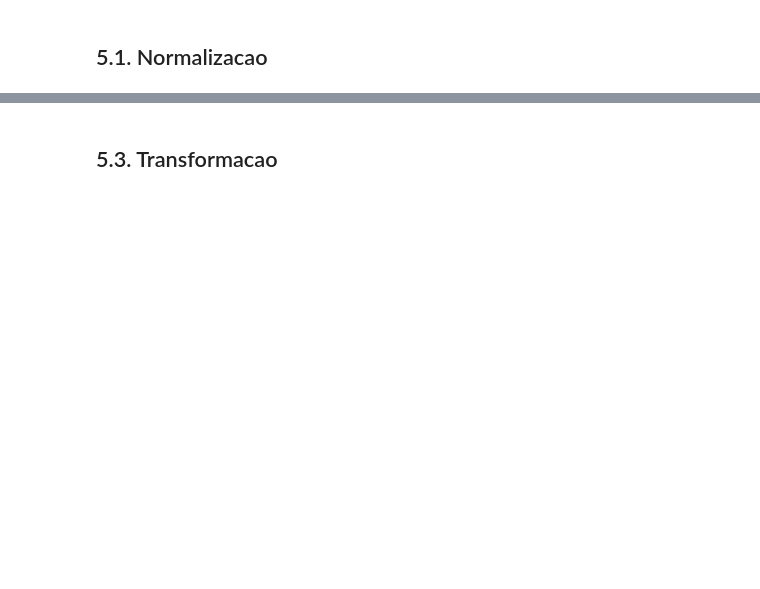
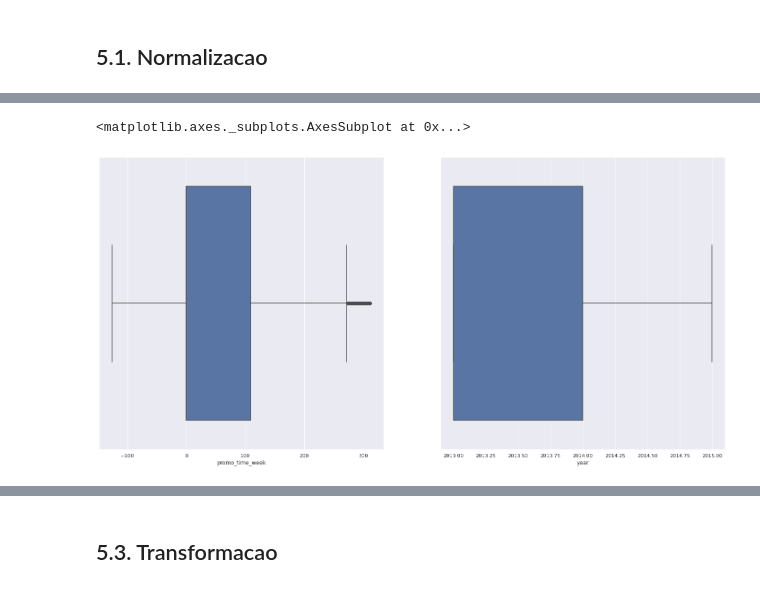
Before and after one commit to Vinicbf/Rossmann_Store_Sales, a Jupyter notebook: store_sales_prediction.ipynb, the cells around one changed output, grey strips where cells are left out. Saved outputs shown, nothing was run; the diff lists cells and outputs as text; code cells hidden in the pictures; blank space fills up the shorter version.

```diff
--- a/store_sales_prediction.ipynb
+++ b/store_sales_prediction.ipynb
@@ -880,0 +885,10 @@ df5 = df4.copy()
+# %%
+# Verificação de outliers - não identificado ( MinMaxScaler )
+plt.subplot( 1, 2, 1)
+sns.boxplot( df5['promo_time_week'])
+
+plt.subplot( 1, 2, 2)
+sns.boxplot( df5['year'])
+# %% [output]
+<matplotlib.axes._subplots.AxesSubplot at 0x...>
+[figure, added]
```
Also changed, not shown: parts of 51 cells of this notebook.
